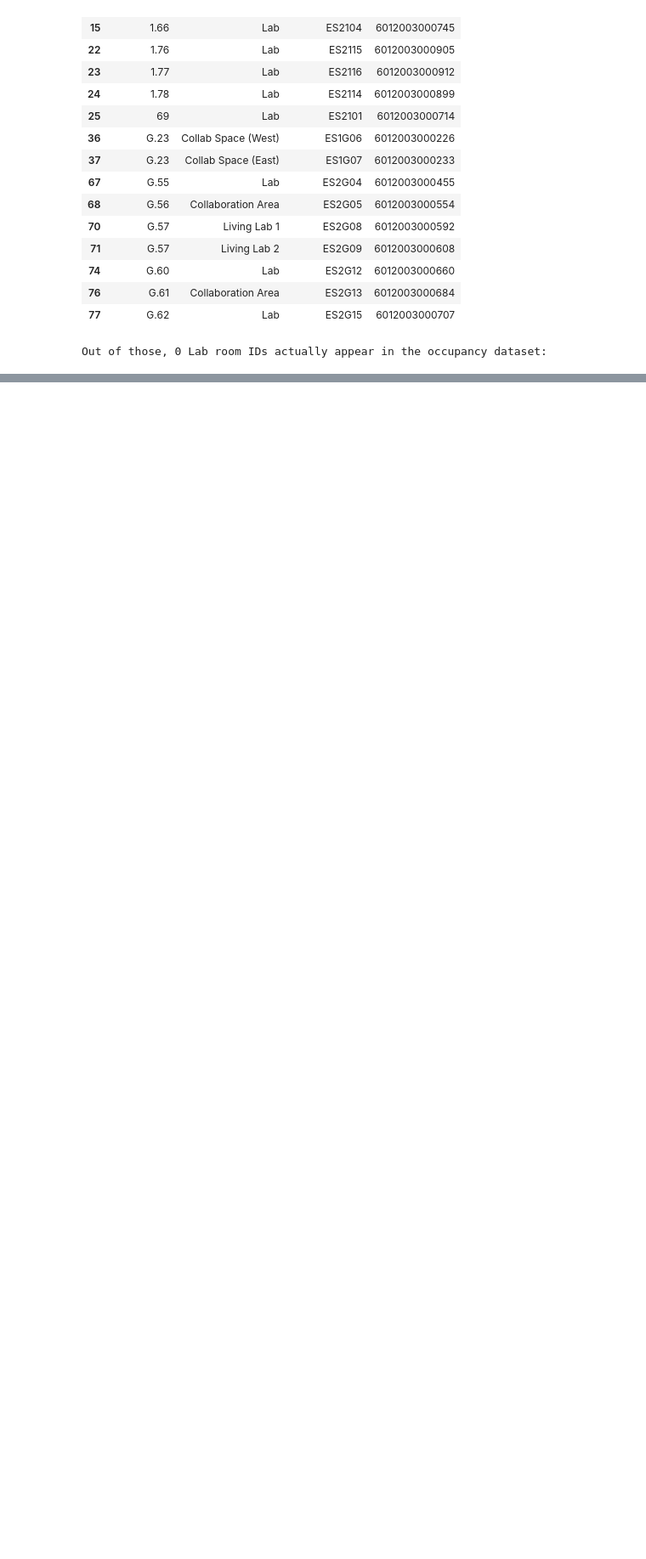
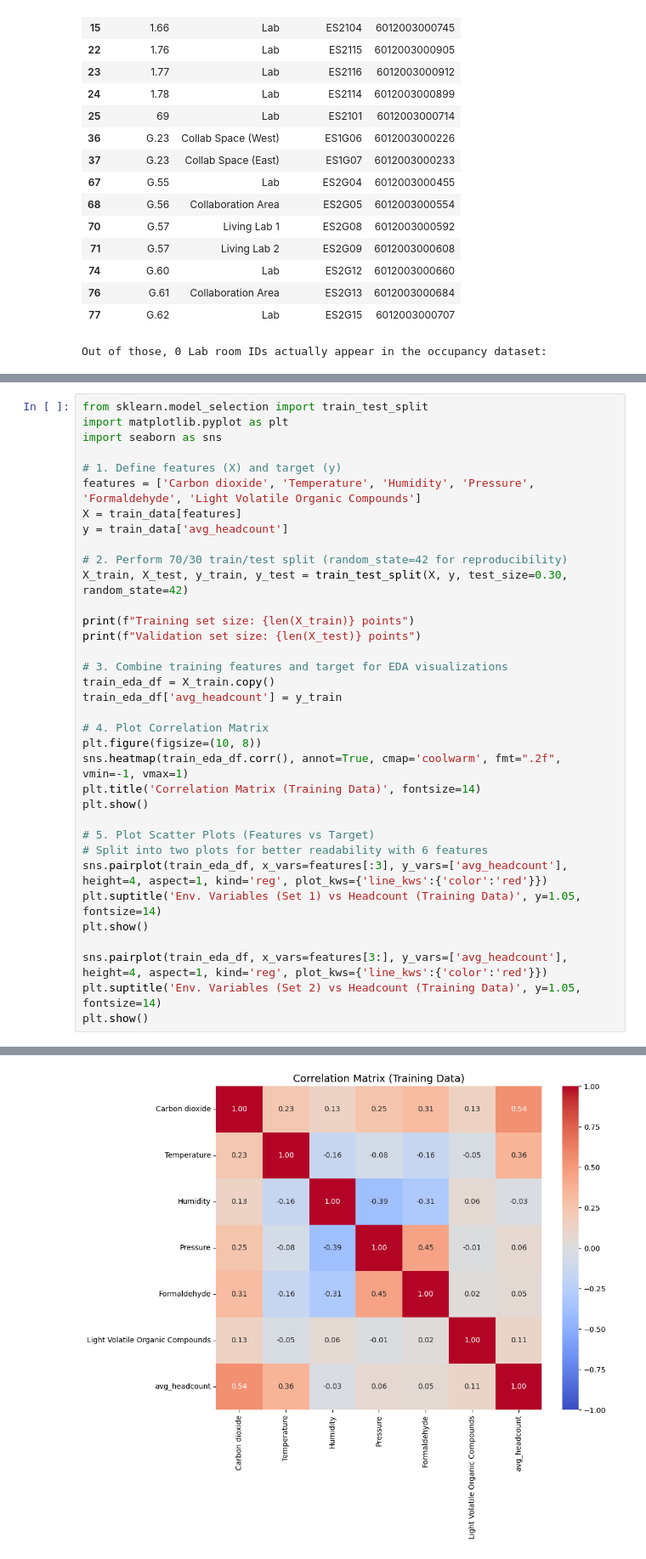
Before and after one commit to HarperVicic/MMA3001-Project, a Jupyter notebook: Data_Input.ipynb, the cells around one changed output, grey strips where cells are left out. Shown at 85% size. Saved outputs shown, nothing was run; the diff lists cells and outputs as text; blank space fills up the shorter version.

```diff
--- a/Data_Input.ipynb
+++ b/Data_Input.ipynb
@@ -346,0 +702,36 @@ No partial ID matches found either.
+# %%
+from sklearn.model_selection import train_test_split
+import matplotlib.pyplot as plt
+import seaborn as sns
+
+# 1. Define features (X) and target (y)
+features = ['Carbon dioxide', 'Temperature', 'Humidity', 'Pressure', 'Formaldehyde', 'Light Volatile Organic Compounds']
+X = train_data[features]
+y = train_data['avg_headcount']
+
+# 2. Perform 70/30 train/test split (random_state=42 for reproducibility)
+X_train, X_test, y_train, y_test = train_test_split(X, y, test_size=0.30, random_state=42)
+
+print(f"Training set size: {len(X_train)} points")
+print(f"Validation set size: {len(X_test)} points")
+
+# 3. Combine training features and target for EDA visualizations
+train_eda_df = X_train.copy()
+train_eda_df['avg_headcount'] = y_train
+
+# 4. Plot Correlation Matrix
+plt.figure(figsize=(10, 8))
+sns.heatmap(train_eda_df.corr(), annot=True, cmap='coolwarm', fmt=".2f", vmin=-1, vmax=1)
+plt.title('Correlation Matrix (Training Data)', fontsize=14)
+plt.show()
+
+# 5. Plot Scatter Plots (Features vs Target)
+# Split into two plots for better readability with 6 features
+sns.pairplot(train_eda_df, x_vars=features[:3], y_vars=['avg_headcount'], height=4, aspect=1, kind='reg', plot_kws={'line_kws':{'color':'red'}})
+plt.suptitle('Env. Variables (Set 1) vs Headcount (Training Data)', y=1.05, fontsize=14)
+plt.show()
+
+sns.pairplot(train_eda_df, x_vars=features[3:], y_vars=['avg_headcount'], height=4, aspect=1, kind='reg', plot_kws={'line_kws':{'color':'red'}})
+plt.suptitle('Env. Variables (Set 2) vs Headcount (Training Data)', y=1.05, fontsize=14)
+plt.show()
+# %% [output]
@@ -346,0 +740 @@ No partial ID matches found either.
+[figure, added]
```
Also changed, not shown: parts of 33 cells of this notebook.
